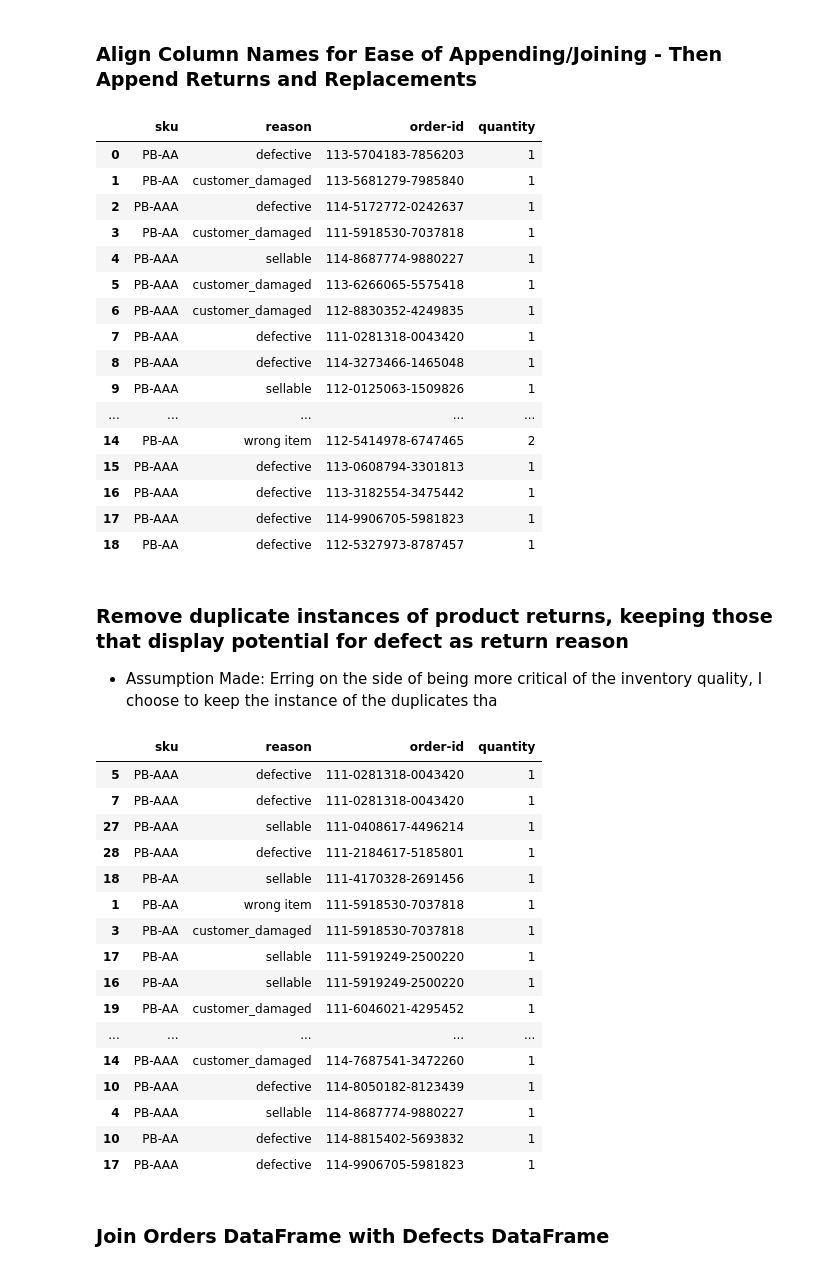
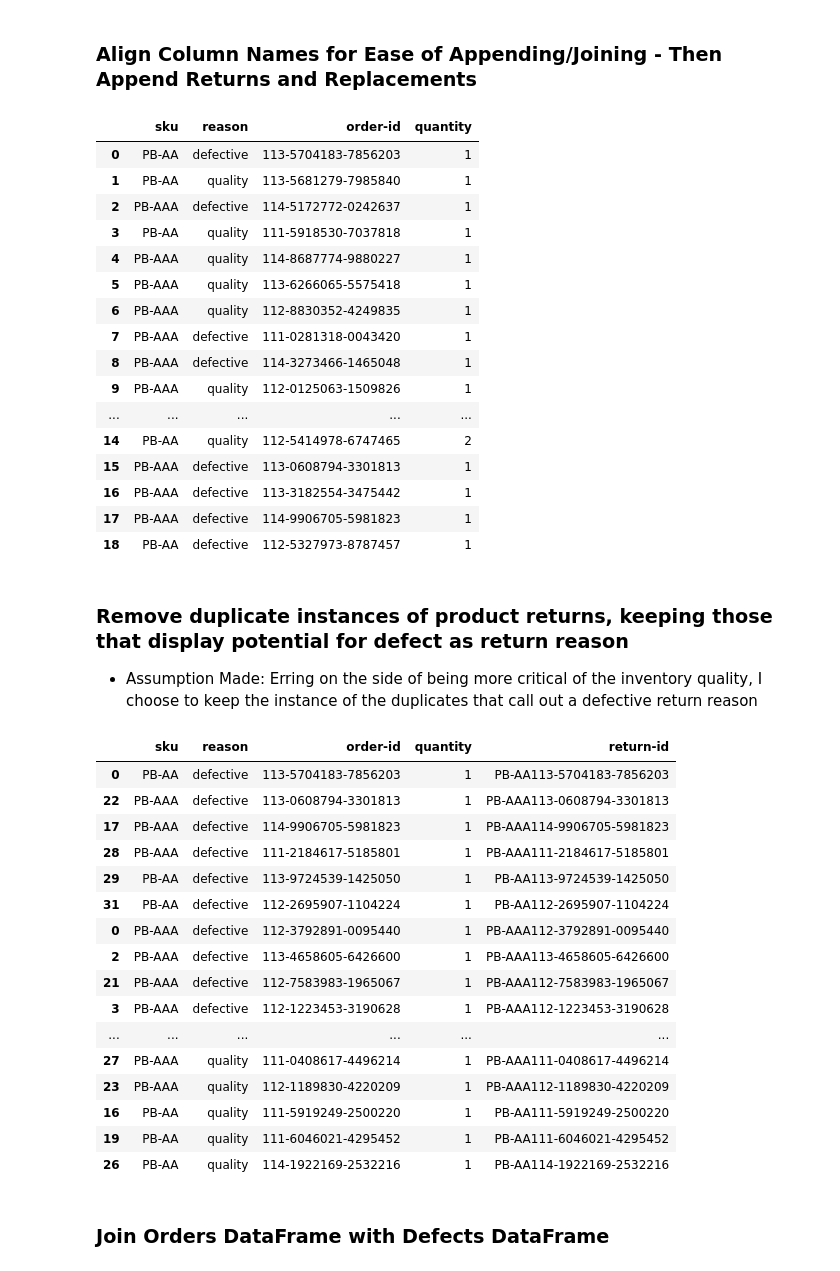
Before and after one commit to ryankirkland/customer-data-analysis, a Jupyter notebook: PBE-Order-Analysis.ipynb, the cells around one changed output. Cells and saved outputs as stored; diff of their text form; code cells hidden in the pictures.

```diff
--- a/PBE-Order-Analysis.ipynb
+++ b/PBE-Order-Analysis.ipynb
@@ -30,13 +30,13 @@ replace_orders = replace_orders.rename(columns={'original-amazon-order-id': 'ord
 returns_orders = returns_df[['sku','detailed-disposition', 'order-id', 'quantity']]
 returns_orders = returns_orders.rename(columns={'detailed-disposition': 'reason'})
 # %%
-# returns_orders['reason'] = returns_orders['reason'].str.lower().replace({'customer_damaged': 'quality',
-#                                                   'sellable': 'quality',
-#                                                   'wrong item': 'quality'})
+returns_orders['reason'] = returns_orders['reason'].str.lower().replace({'customer_damaged': 'quality',
+                                                  'sellable': 'quality',
+                                                  'wrong item': 'quality'})
 
-# replace_orders['reason'] = replace_orders['reason'].str.lower().replace({'customer_damaged': 'quality',
-#                                                   'sellable': 'quality',
-#                                                   'wrong item': 'quality'})
+replace_orders['reason'] = replace_orders['reason'].str.lower().replace({'customer_damaged': 'quality',
+                                                  'sellable': 'quality',
+                                                  'wrong item': 'quality'})
 
 # Append returns and replacements dataframes to unify
 
@@ -46,17 +46,17 @@ all_returns_replace
 # %% [output]
 |  | sku | reason | order-id | quantity |
 | 0 | PB-AA | defective | 113-5704183-7856203 | 1 |
-| 1 | PB-AA | customer_damaged | 113-5681279-7985840 | 1 |
+| 1 | PB-AA | quality | 113-5681279-7985840 | 1 |
 | 2 | PB-AAA | defective | 114-5172772-0242637 | 1 |
-| 3 | PB-AA | customer_damaged | 111-5918530-7037818 | 1 |
-| 4 | PB-AAA | sellable | 114-8687774-9880227 | 1 |
-| 5 | PB-AAA | customer_damaged | 113-6266065-5575418 | 1 |
-| 6 | PB-AAA | customer_damaged | 112-8830352-4249835 | 1 |
+| 3 | PB-AA | quality | 111-5918530-7037818 | 1 |
+| 4 | PB-AAA | quality | 114-8687774-9880227 | 1 |
+| 5 | PB-AAA | quality | 113-6266065-5575418 | 1 |
+| 6 | PB-AAA | quality | 112-8830352-4249835 | 1 |
 | 7 | PB-AAA | defective | 111-0281318-0043420 | 1 |
 | 8 | PB-AAA | defective | 114-3273466-1465048 | 1 |
-| 9 | PB-AAA | sellable | 112-0125063-1509826 | 1 |
+| 9 | PB-AAA | quality | 112-0125063-1509826 | 1 |
 | ... | ... | ... | ... | ... |
-| 14 | PB-AA | wrong item | 112-5414978-6747465 | 2 |
+| 14 | PB-AA | quality | 112-5414978-6747465 | 2 |
 | 15 | PB-AAA | defective | 113-0608794-3301813 | 1 |
 | 16 | PB-AAA | defective | 113-3182554-3475442 | 1 |
 | 17 | PB-AAA | defective | 114-9906705-5981823 | 1 |
@@ -64,35 +64,35 @@ all_returns_replace
 # %% [markdown]
 ### Remove duplicate instances of product returns, keeping those that display potential for defect as return reason
 
-- Assumption Made: Erring on the side of being more critical of the inventory quality, I choose to keep the instance of the duplicates tha
+- Assumption Made: Erring on the side of being more critical of the inventory quality, I choose to keep the instance of the duplicates that call out a defective return reason
 # %%
 all_returns_replace.sort_values('order-id')
-# all_returns_replace['return-id'] = all_returns_replace['sku'] + all_returns_replace['order-id']
-# all_returns_replace
-# deduped = all_returns_replace.sort_values('reason')
-# deduped.drop_duplicates(subset='return-id', keep='first', inplace=True)
+all_returns_replace['return-id'] = all_returns_replace['sku'] + all_returns_replace['order-id']
 
-# # print(len(all_returns_replace['reason']),len(deduped))
-# all_returns_replace = deduped
-# all_returns_replace
+deduped = all_returns_replace.sort_values('reason')
+deduped.drop_duplicates(subset='return-id', keep='first', inplace=True)
+
+# print(len(all_returns_replace['reason']),len(deduped))
+all_returns_replace = deduped
+all_returns_replace
 # %% [output]
-|  | sku | reason | order-id | quantity |
-| 5 | PB-AAA | defective | 111-0281318-0043420 | 1 |
-| 7 | PB-AAA | defective | 111-0281318-0043420 | 1 |
-| 27 | PB-AAA | sellable | 111-0408617-4496214 | 1 |
-| 28 | PB-AAA | defective | 111-2184617-5185801 | 1 |
-| 18 | PB-AA | sellable | 111-4170328-2691456 | 1 |
-| 1 | PB-AA | wrong item | 111-5918530-7037818 | 1 |
-| 3 | PB-AA | customer_damaged | 111-5918530-7037818 | 1 |
-| 17 | PB-AA | sellable | 111-5919249-2500220 | 1 |
-| 16 | PB-AA | sellable | 111-5919249-2500220 | 1 |
-| 19 | PB-AA | customer_damaged | 111-6046021-4295452 | 1 |
-| ... | ... | ... | ... | ... |
-| 14 | PB-AAA | customer_damaged | 114-7687541-3472260 | 1 |
-| 10 | PB-AAA | defective | 114-8050182-8123439 | 1 |
-| 4 | PB-AAA | sellable | 114-8687774-9880227 | 1 |
-| 10 | PB-AA | defective | 114-8815402-5693832 | 1 |
-| 17 | PB-AAA | defective | 114-9906705-5981823 | 1 |
+|  | sku | reason | order-id | quantity | return-id |
+| 0 | PB-AA | defective | 113-5704183-7856203 | 1 | PB-AA113-5704183-7856203 |
+| 22 | PB-AAA | defective | 113-0608794-3301813 | 1 | PB-AAA113-0608794-3301813 |
+| 17 | PB-AAA | defective | 114-9906705-5981823 | 1 | PB-AAA114-9906705-5981823 |
+| 28 | PB-AAA | defective | 111-2184617-5185801 | 1 | PB-AAA111-2184617-5185801 |
+| 29 | PB-AA | defective | 113-9724539-1425050 | 1 | PB-AA113-9724539-1425050 |
+| 31 | PB-AA | defective | 112-2695907-1104224 | 1 | PB-AA112-2695907-1104224 |
+| 0 | PB-AAA | defective | 112-3792891-0095440 | 1 | PB-AAA112-3792891-0095440 |
+| 2 | PB-AAA | defective | 113-4658605-6426600 | 1 | PB-AAA113-4658605-6426600 |
+| 21 | PB-AAA | defective | 112-7583983-1965067 | 1 | PB-AAA112-7583983-1965067 |
+| 3 | PB-AAA | defective | 112-1223453-3190628 | 1 | PB-AAA112-1223453-3190628 |
+| ... | ... | ... | ... | ... | ... |
+| 27 | PB-AAA | quality | 111-0408617-4496214 | 1 | PB-AAA111-0408617-4496214 |
+| 23 | PB-AAA | quality | 112-1189830-4220209 | 1 | PB-AAA112-1189830-4220209 |
+| 16 | PB-AA | quality | 111-5919249-2500220 | 1 | PB-AA111-5919249-2500220 |
+| 19 | PB-AA | quality | 111-6046021-4295452 | 1 | PB-AA111-6046021-4295452 |
+| 26 | PB-AA | quality | 114-1922169-2532216 | 1 | PB-AA114-1922169-2532216 |
 # %% [markdown]
  ### Join Orders DataFrame with Defects DataFrame
 # %%
```
Also changed, not shown: parts of 4 cells of this notebook.
